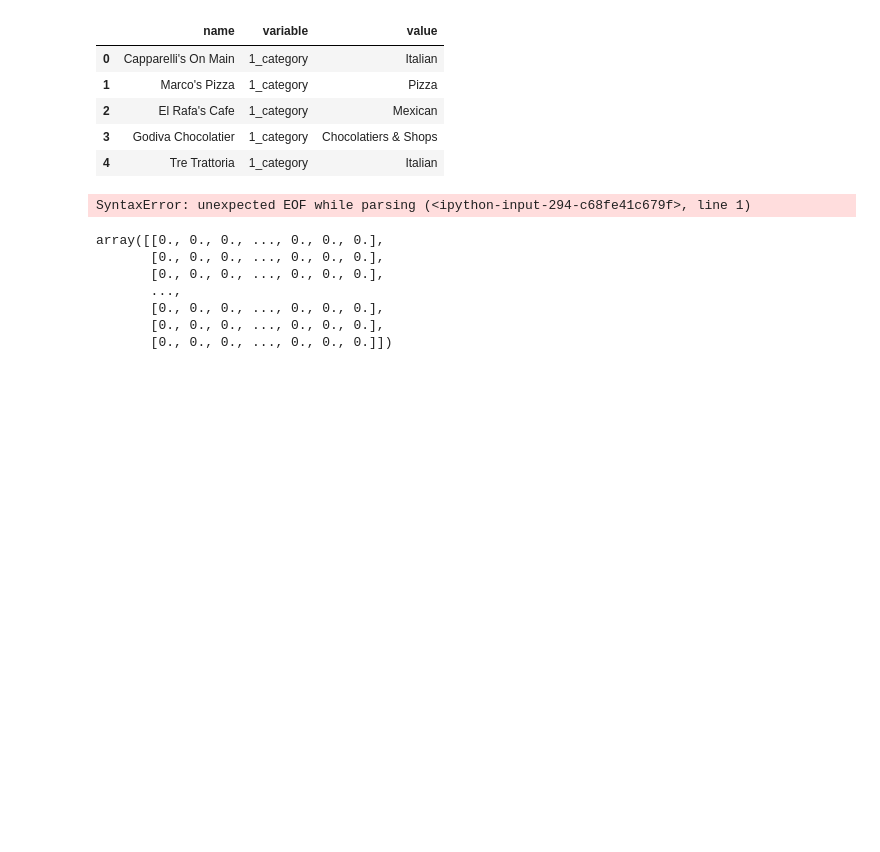
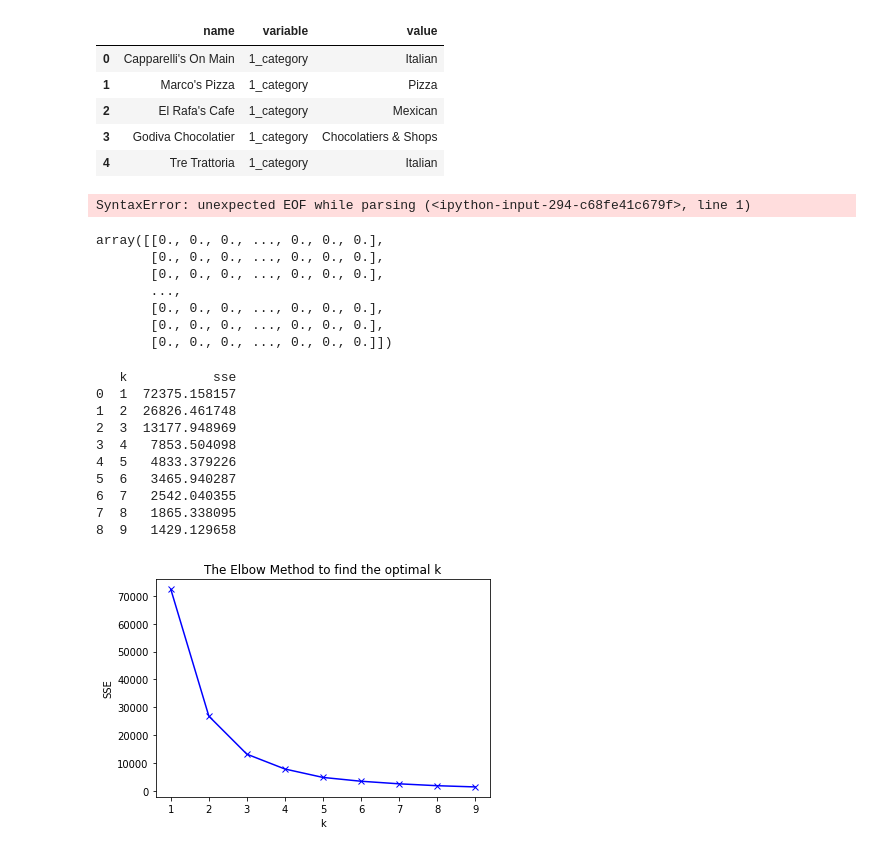
Before and after one commit to CodeBound-Annihilators/yelpproject, a Jupyter notebook: jeffs_category_ohe.ipynb, the cells around one changed output. Drawn from its saved outputs; the diff is of its cells as text; code cells hidden in the pictures; blank space fills up the shorter version.

Commit message:
updated with elbow method for Clustering(binning) target variable

```diff
--- a/jeffs_category_ohe.ipynb
+++ b/jeffs_category_ohe.ipynb
@@ -333,0 +335,7 @@ merged.head()
+# %%
+# merged.total_score
+merged['mean'] = round(merged.total_score.mean())
+# %%
+baseline = merged[['total_score', 'mean']]
+# %%
+merged['root_mean_squarred_error'] = (((baseline['total_score'] - baseline['mean'])**2) / 2) ** .5
@@ -564,0 +564,29 @@ array([[0., 0., 0., ..., 0., 0., 0.],
+# %%
+ks = range(1,10)
+sse = []
+for k in ks:
+    kmeans = KMeans(n_clusters=k)
+    kmeans.fit(np.reshape(np.array(merged.total_score), (-1,1)))
+
+    # inertia: Sum of squared distances of samples to their closest cluster center.
+    sse.append(kmeans.inertia_)
+
+print(pd.DataFrame(dict(k=ks, sse=sse)))
+
+plt.plot(ks, sse, 'bx-')
+plt.xlabel('k')
+plt.ylabel('SSE')
+plt.title('The Elbow Method to find the optimal k')
+plt.show()
+# %% [output]
+   k           sse
+0  1  72375.158157
+1  2  26826.461748
+2  3  13177.948969
+3  4   7853.504098
+4  5   4833.379226
+5  6   3465.940287
+6  7   2542.040355
+7  8   1865.338095
+8  9   1429.129658
+[figure, added]
```
Also changed, not shown: parts of 4 cells of this notebook.
